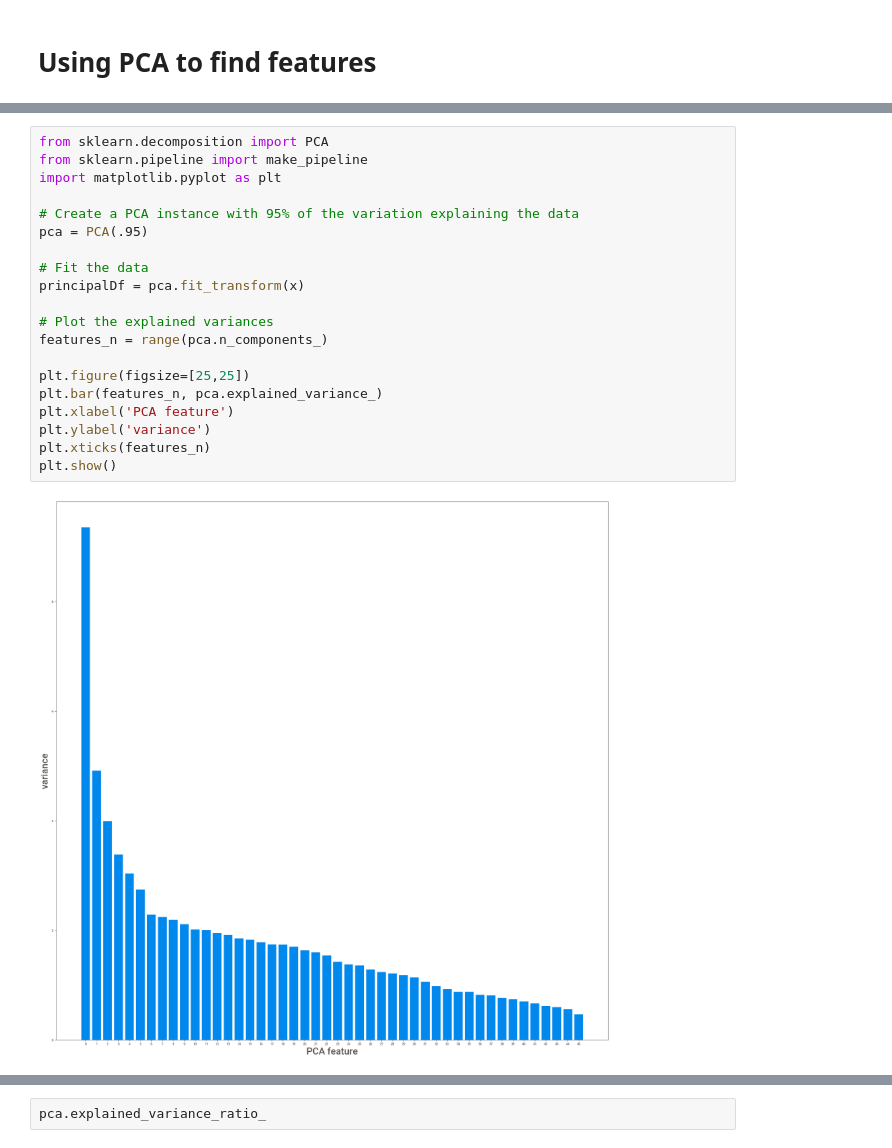
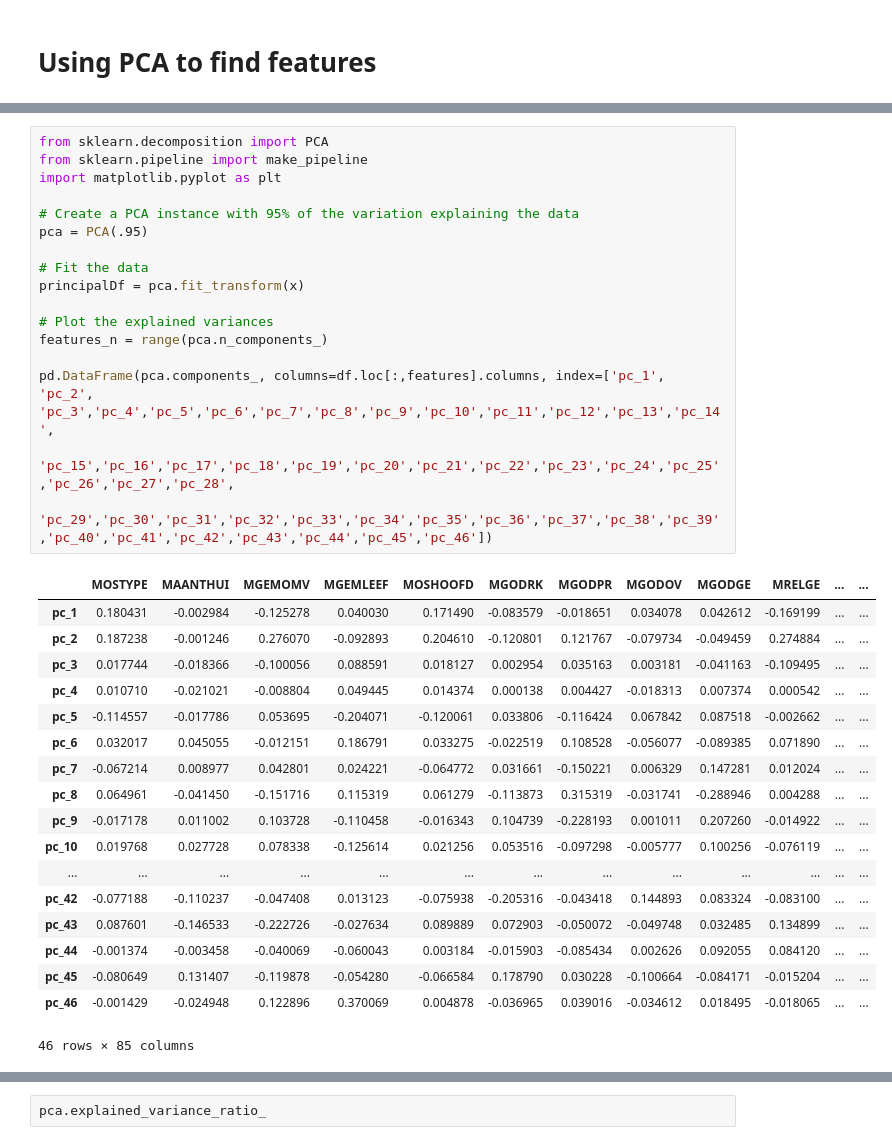
Before and after one commit to ebitdad7/insurance_project, a Jupyter notebook: Training_data.ipynb, the cells around one changed output, grey strips where cells are left out. Drawn from its saved outputs; the diff is of its cells as text.

```diff
--- a/Training_data.ipynb
+++ b/Training_data.ipynb
@@ -217,22 +215,36 @@ x = StandardScaler().fit_transform(x)
 # %%
 from sklearn.decomposition import PCA
 from sklearn.pipeline import make_pipeline
 import matplotlib.pyplot as plt
 
 # Create a PCA instance with 95% of the variation explaining the data
 pca = PCA(.95)
 
 # Fit the data
 principalDf = pca.fit_transform(x)
 
 # Plot the explained variances
 features_n = range(pca.n_components_)
 
-plt.figure(figsize=[25,25])
-plt.bar(features_n, pca.explained_variance_)
-plt.xlabel('PCA feature')
-plt.ylabel('variance')
-plt.xticks(features_n)
-plt.show()
+pd.DataFrame(pca.components_, columns=df.loc[:,features].columns, index=['pc_1', 'pc_2', 'pc_3','pc_4','pc_5','pc_6','pc_7','pc_8','pc_9','pc_10','pc_11','pc_12','pc_13','pc_14',
+                         'pc_15','pc_16','pc_17','pc_18','pc_19','pc_20','pc_21','pc_22','pc_23','pc_24','pc_25','pc_26','pc_27','pc_28',
+                         'pc_29','pc_30','pc_31','pc_32','pc_33','pc_34','pc_35','pc_36','pc_37','pc_38','pc_39','pc_40','pc_41','pc_42','pc_43','pc_44','pc_45','pc_46'])
 # %% [output]
-[figure, removed]
+|  | MOSTYPE | MAANTHUI | MGEMOMV | MGEMLEEF | MOSHOOFD | MGODRK | MGODPR | MGODOV | MGODGE | MRELGE | ... | ... |
+| pc_1 | 0.180431 | -0.002984 | -0.125278 | 0.040030 | 0.171490 | -0.083579 | -0.018651 | 0.034078 | 0.042612 | -0.169199 | ... | ... |
+| pc_2 | 0.187238 | -0.001246 | 0.276070 | -0.092893 | 0.204610 | -0.120801 | 0.121767 | -0.079734 | -0.049459 | 0.274884 | ... | ... |
+| pc_3 | 0.017744 | -0.018366 | -0.100056 | 0.088591 | 0.018127 | 0.002954 | 0.035163 | 0.003181 | -0.041163 | -0.109495 | ... | ... |
+| pc_4 | 0.010710 | -0.021021 | -0.008804 | 0.049445 | 0.014374 | 0.000138 | 0.004427 | -0.018313 | 0.007374 | 0.000542 | ... | ... |
+| pc_5 | -0.114557 | -0.017786 | 0.053695 | -0.204071 | -0.120061 | 0.033806 | -0.116424 | 0.067842 | 0.087518 | -0.002662 | ... | ... |
+| pc_6 | 0.032017 | 0.045055 | -0.012151 | 0.186791 | 0.033275 | -0.022519 | 0.108528 | -0.056077 | -0.089385 | 0.071890 | ... | ... |
+| pc_7 | -0.067214 | 0.008977 | 0.042801 | 0.024221 | -0.064772 | 0.031661 | -0.150221 | 0.006329 | 0.147281 | 0.012024 | ... | ... |
+| pc_8 | 0.064961 | -0.041450 | -0.151716 | 0.115319 | 0.061279 | -0.113873 | 0.315319 | -0.031741 | -0.288946 | 0.004288 | ... | ... |
+| pc_9 | -0.017178 | 0.011002 | 0.103728 | -0.110458 | -0.016343 | 0.104739 | -0.228193 | 0.001011 | 0.207260 | -0.014922 | ... | ... |
+| pc_10 | 0.019768 | 0.027728 | 0.078338 | -0.125614 | 0.021256 | 0.053516 | -0.097298 | -0.005777 | 0.100256 | -0.076119 | ... | ... |
+| ... | ... | ... | ... | ... | ... | ... | ... | ... | ... | ... | ... | ... |
+| pc_42 | -0.077188 | -0.110237 | -0.047408 | 0.013123 | -0.075938 | -0.205316 | -0.043418 | 0.144893 | 0.083324 | -0.083100 | ... | ... |
+| pc_43 | 0.087601 | -0.146533 | -0.222726 | -0.027634 | 0.089889 | 0.072903 | -0.050072 | -0.049748 | 0.032485 | 0.134899 | ... | ... |
+| pc_44 | -0.001374 | -0.003458 | -0.040069 | -0.060043 | 0.003184 | -0.015903 | -0.085434 | 0.002626 | 0.092055 | 0.084120 | ... | ... |
+| pc_45 | -0.080649 | 0.131407 | -0.119878 | -0.054280 | -0.066584 | 0.178790 | 0.030228 | -0.100664 | -0.084171 | -0.015204 | ... | ... |
+| pc_46 | -0.001429 | -0.024948 | 0.122896 | 0.370069 | 0.004878 | -0.036965 | 0.039016 | -0.034612 | 0.018495 | -0.018065 | ... | ... |
+46 rows × 85 columns
```
Also changed, not shown: parts of 15 cells of this notebook.
